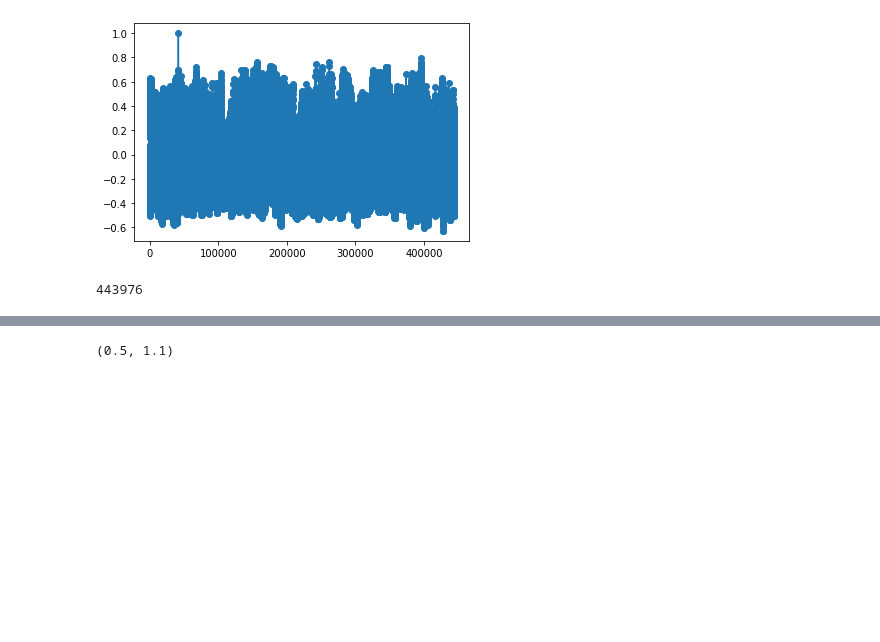
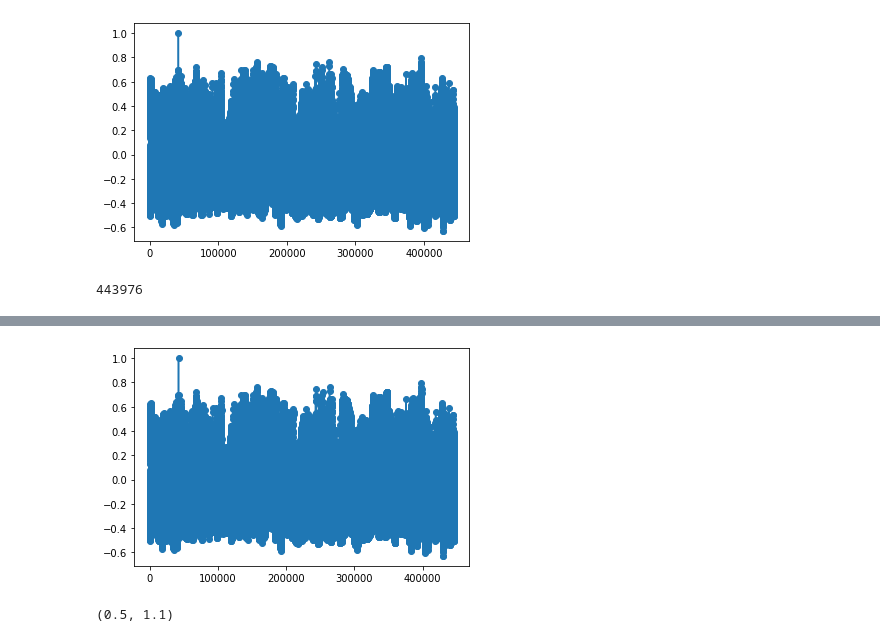
Before and after one commit to Amarchuk/blazar_motifs, a Jupyter notebook: Untitled.ipynb, the cells around one changed output, grey strips where cells are left out. Cells and saved outputs as stored; diff of their text form; code cells hidden in the pictures; blank space fills up the shorter version.

```diff
--- a/Untitled.ipynb
+++ b/Untitled.ipynb
@@ -102,7 +102,7 @@ def blockify(x,y,yerr, **kwargs):
         except:
             pass
 
-    return np.array(xx_),np.array(yy_)
+    return np.array(xx_),np.array(yy_), edges
 # %%
 fig = plt.figure(figsize=[19, 5])
 plt.errorbar(data[:, 1], data[:, 2], marker='o', yerr=data[:, 3], ls='none')
@@ -938,3 +943,43 @@ plt.plot([_[2] for _ in dist_res], 'o-')
 len(dist_res)
 # %% [output]
 443976
+# %%
+%%time
+
+MAX_TIME_SPEEDUP = 3.
+MIN_TIME_SPEEDUP = 0.4
+
+motif_x = region_pts[0][0]
+motif_y = region_pts[0][1]
+
+x_len = len(x)
+
+motif_len = len(motif_x)
+MIN_P_LEN = int(motif_len*MIN_TIME_SPEEDUP)
+MAX_P_LEN = int(motif_len*MAX_TIME_SPEEDUP)
+
+x1_ = NormalizeData(motif_x)
+y1_ = NormalizeData(motif_y)
+s1 = interpolate.InterpolatedUnivariateSpline(x1_, y1_)
+
+dist_res = []
+for i in range(len(x)):
+    for j in range(i+MIN_P_LEN, min(x_len,i+MAX_P_LEN+1)):
+
+        x_cand = x[i:j]
+        y_cand = y[i:j]
+
+        x2_ = NormalizeData(x_cand)
+        y2_ = NormalizeData(y_cand)
+        s2 = interpolate.InterpolatedUnivariateSpline(x2_, y2_)
+
+        pts = np.concatenate([x1_, x2_])
+
+        px,py1,py2 = pts, s1(pts), s2(pts)
+
+        cor, pval = stats.pearsonr(py1,py2)
+
+        dist_res.append([i, j, cor, pval, px,py1,py2])
+
+plt.plot([_[2] for _ in dist_res], 'o-')
+# %% [output]
@@ -941,3 +988,4 @@ len(dist_res)
+[figure, added]
 # %%
 fig = plt.figure(figsize=[21,3])
 plt.plot([_[2] for _ in dist_res], 'o-')
```
Also changed, not shown: parts of 21 cells of this notebook.
